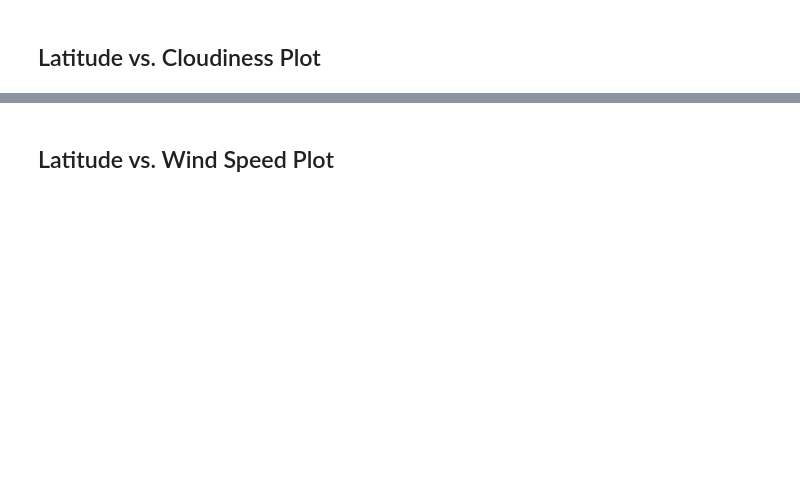
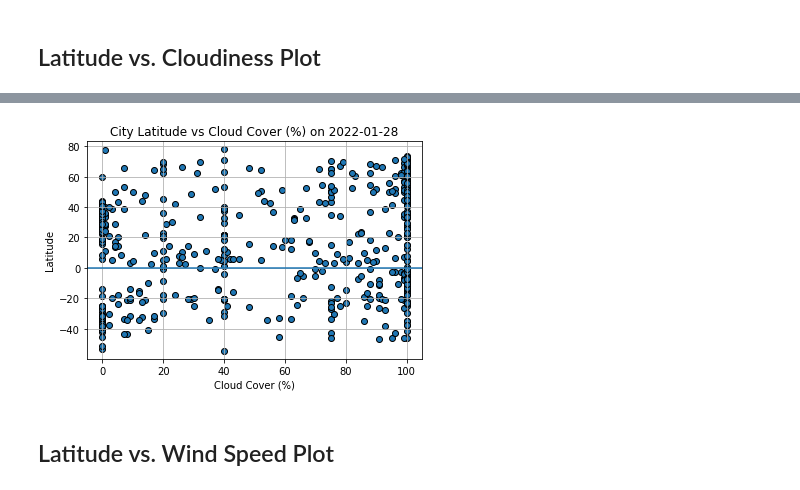
Before and after one commit to thelearning1/python-API-challenge, a Jupyter notebook: API-Challenge/WeatherPy.ipynb, the cells around one changed output, grey strips where cells are left out. Drawn from its saved outputs; the diff is of its cells as text; code cells hidden in the pictures; blank space fills up the shorter version.

```diff
--- a/API-Challenge/WeatherPy.ipynb
+++ b/API-Challenge/WeatherPy.ipynb
@@ -148,2 +237,21 @@ Int64Index([], dtype='int64')
+# %%
+#label the plot and establish referencable variables to manipulate presentation
+title = f'Global city Latitude vs Cloud Cover (%) on {today}'
+plt.title(f'City Latitude vs Cloud Cover (%) on {today}')
+plt.xlabel('Cloud Cover (%)')
+plt.ylabel('Latitude')
+y_min, y_max = min(weather_data_clean['Lat'])-5, max(weather_data_clean['Lat'])+5
+x_min, x_max = min(weather_data_clean['Cloud Cover %'])-5,max(weather_data_clean['Cloud Cover %'])+5
+
+#create the scatter plot
+plt.scatter(weather_data_clean['Cloud Cover %'],weather_data_clean['Lat'],edgecolors='black')
+plt.xlim(x_min, x_max)
+plt.ylim(y_min,y_max)
+plt.hlines(0,x_min,x_max)
+plt.grid()
+plt.savefig(f'../output_data/{title}.png')
+plt.show()
+# %% [output]
+[figure, added]
 # %% [markdown]
 ## Latitude vs. Wind Speed Plot
```
Also changed, not shown: parts of 40 cells of this notebook, 16 other files.
